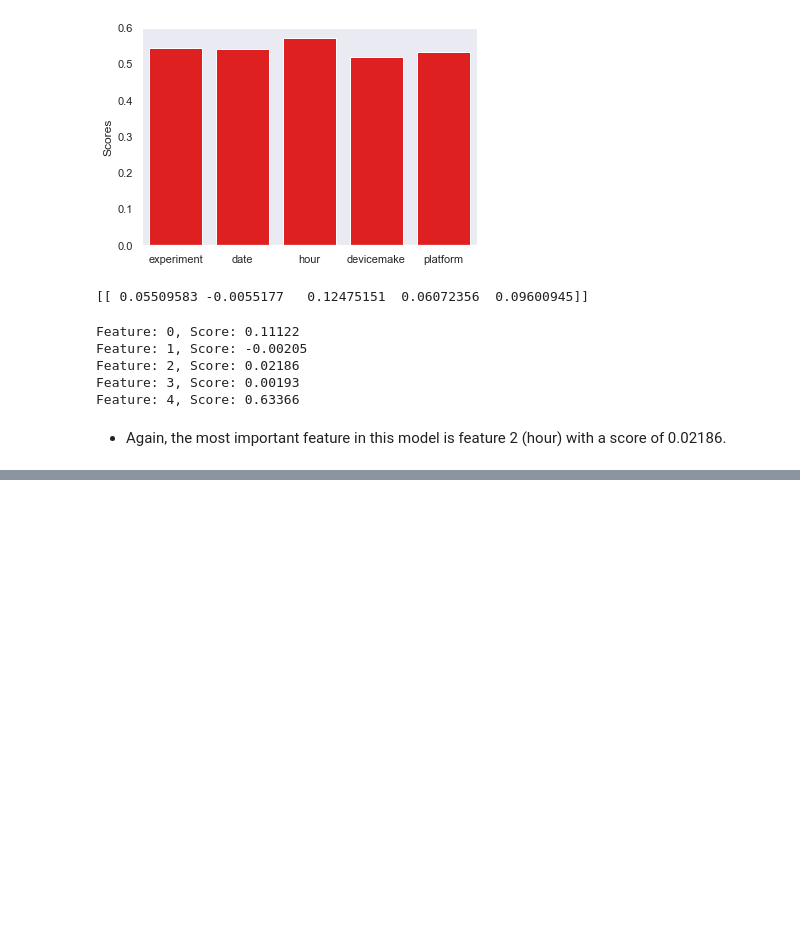
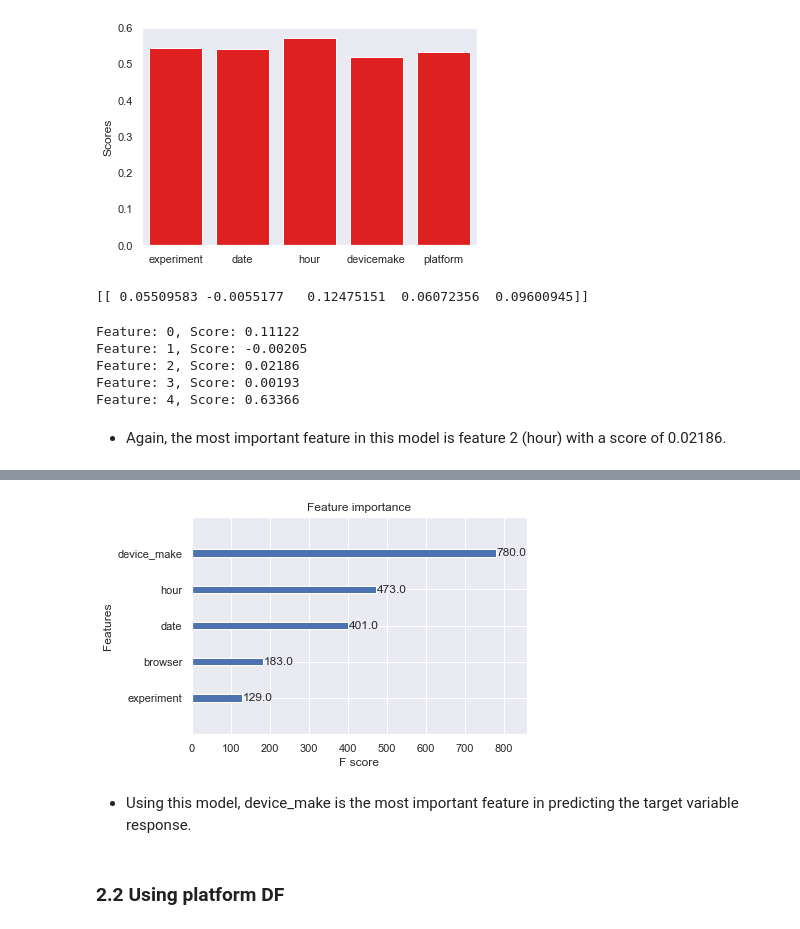
Before and after one commit to Group-6-10Academy/smart_ad_ABtesting, a Jupyter notebook: notebooks/ml_modelling.ipynb, the cells around one changed output, grey strips where cells are left out. Cells and saved outputs as stored; diff of their text form; code cells hidden in the pictures; blank space fills up the shorter version.

Commit message:
ML_Modelling modified

```diff
--- a/notebooks/ml_modelling.ipynb
+++ b/notebooks/ml_modelling.ipynb
@@ -788,0 +345,14 @@ As you see XGBoost, Logistic Regression and Bernouilli Naive Bias: give us best
+# %%
+from xgboost import plot_importance
+# fit model no training data
+model = XGBClassifier()
+model.fit(X1, y1)
+# plot feature importance
+plot_importance(model)
+pyplot.show()
+# %% [output]
+[figure, added]
+# %% [markdown]
+* Using this model, device_make is the most important feature in predicting the target variable response.
+# %% [markdown]
+### 2.2 Using platform DF
```
Also changed, not shown: parts of 66 cells of this notebook.
